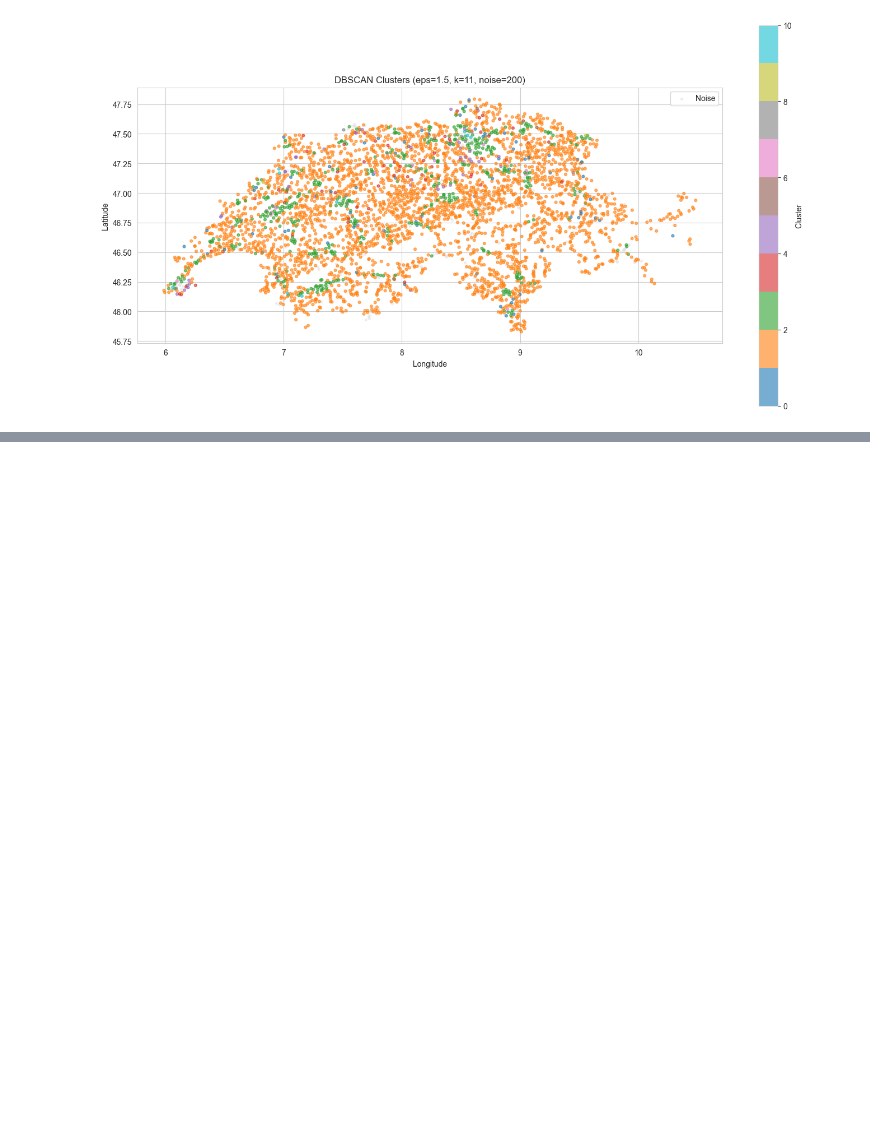
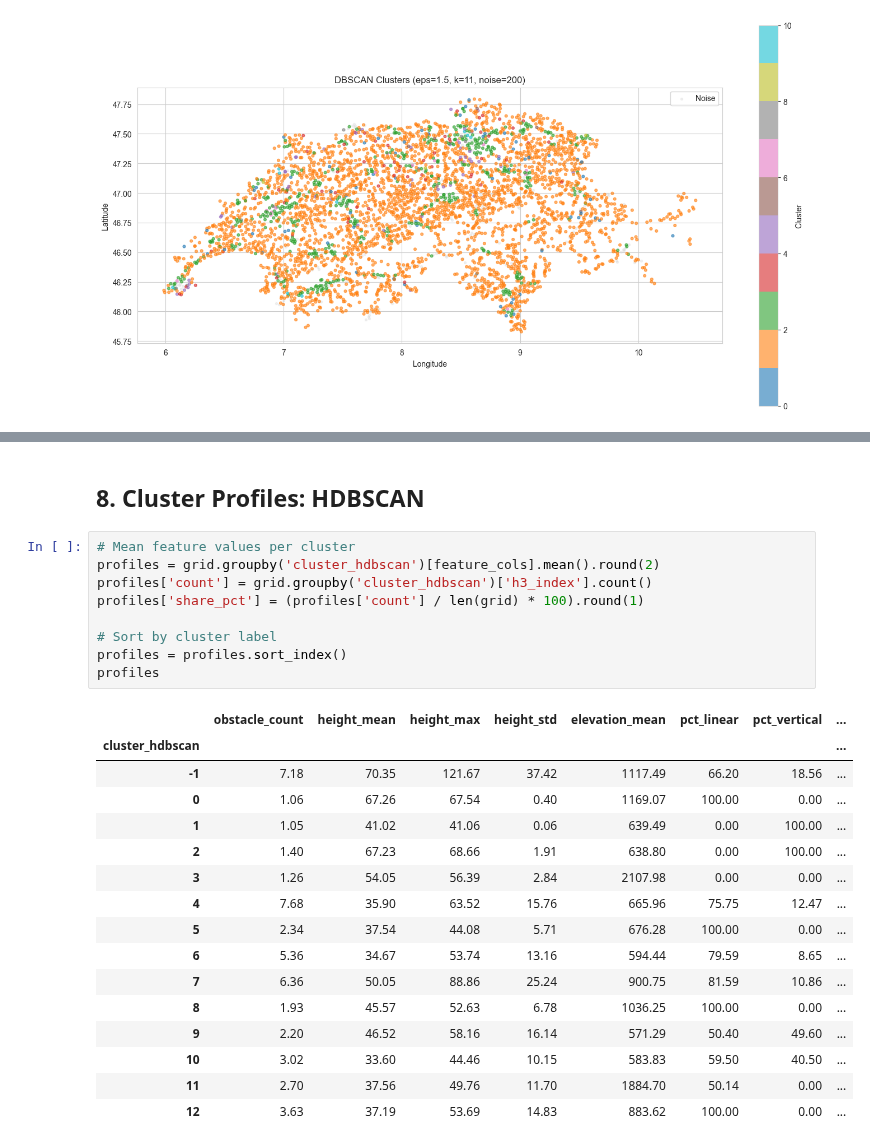
Before and after one commit to maybebool/swiss-airspace-obstacle-profiling, a Jupyter notebook: notebooks/Cluster_Evaluation.ipynb, the cells around one changed output, grey strips where cells are left out. Saved outputs shown, nothing was run; the diff lists cells and outputs as text; blank space fills up the shorter version.

```diff
--- a/notebooks/Cluster_Evaluation.ipynb
+++ b/notebooks/Cluster_Evaluation.ipynb
@@ -283,0 +417,28 @@ plt.show()
+# %% [markdown]
+## 8. Cluster Profiles: HDBSCAN
+# %%
+# Mean feature values per cluster
+profiles = grid.groupby('cluster_hdbscan')[feature_cols].mean().round(2)
+profiles['count'] = grid.groupby('cluster_hdbscan')['h3_index'].count()
+profiles['share_pct'] = (profiles['count'] / len(grid) * 100).round(1)
+
+# Sort by cluster label
+profiles = profiles.sort_index()
+profiles
+# %% [output]
+|  | obstacle_count | height_mean | height_max | height_std | elevation_mean | pct_linear | pct_vertical | ... |
+| cluster_hdbscan |  |  |  |  |  |  |  | ... |
+| -1 | 7.18 | 70.35 | 121.67 | 37.42 | 1117.49 | 66.20 | 18.56 | ... |
+| 0 | 1.06 | 67.26 | 67.54 | 0.40 | 1169.07 | 100.00 | 0.00 | ... |
+| 1 | 1.05 | 41.02 | 41.06 | 0.06 | 639.49 | 0.00 | 100.00 | ... |
+| 2 | 1.40 | 67.23 | 68.66 | 1.91 | 638.80 | 0.00 | 100.00 | ... |
+| 3 | 1.26 | 54.05 | 56.39 | 2.84 | 2107.98 | 0.00 | 0.00 | ... |
+| 4 | 7.68 | 35.90 | 63.52 | 15.76 | 665.96 | 75.75 | 12.47 | ... |
+| 5 | 2.34 | 37.54 | 44.08 | 5.71 | 676.28 | 100.00 | 0.00 | ... |
+| 6 | 5.36 | 34.67 | 53.74 | 13.16 | 594.44 | 79.59 | 8.65 | ... |
+| 7 | 6.36 | 50.05 | 88.86 | 25.24 | 900.75 | 81.59 | 10.86 | ... |
+| 8 | 1.93 | 45.57 | 52.63 | 6.78 | 1036.25 | 100.00 | 0.00 | ... |
+| 9 | 2.20 | 46.52 | 58.16 | 16.14 | 571.29 | 50.40 | 49.60 | ... |
+| 10 | 3.02 | 33.60 | 44.46 | 10.15 | 583.83 | 59.50 | 40.50 | ... |
+| 11 | 2.70 | 37.56 | 49.76 | 11.70 | 1884.70 | 50.14 | 0.00 | ... |
+| 12 | 3.63 | 37.19 | 53.69 | 14.83 | 883.62 | 100.00 | 0.00 | ... |
```
Also changed, not shown: parts of 9 cells of this notebook.
